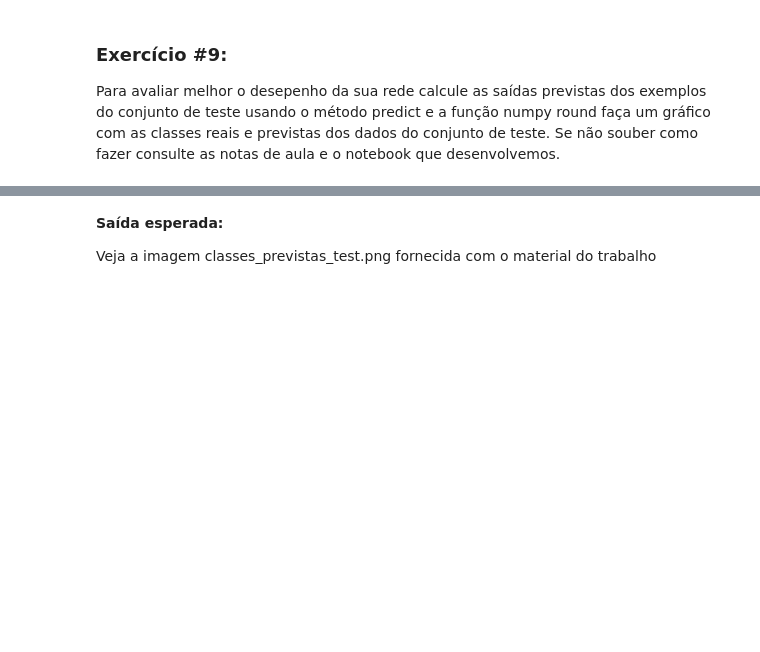
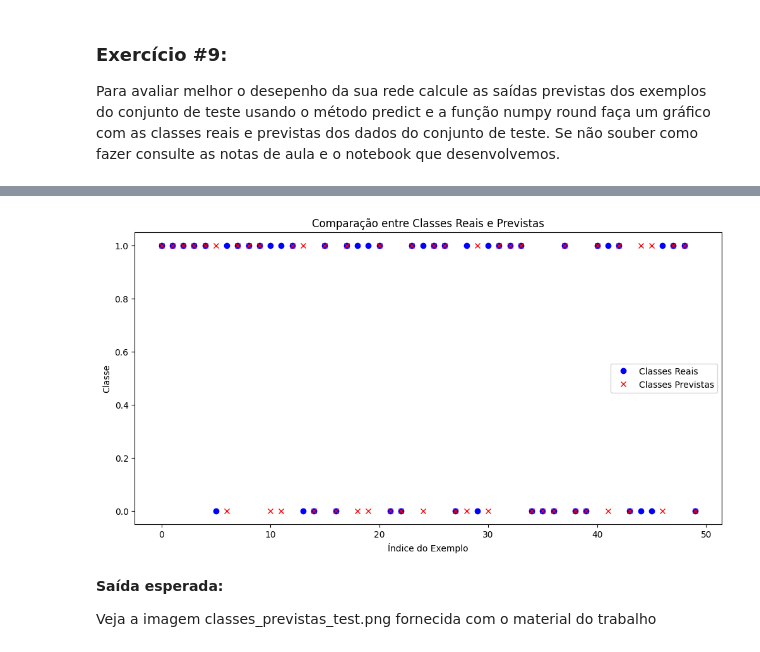
Before and after one commit to wallacecgalvao/Intr_RNA_T2_Classifica-o_binaria_keras, a Jupyter notebook: T2_Classificação_binaria_keras.ipynb, the cells around one changed output, grey strips where cells are left out. Drawn from its saved outputs; the diff is of its cells as text; code cells hidden in the pictures; blank space fills up the shorter version.

```diff
--- a/T2_Classificação_binaria_keras.ipynb
+++ b/T2_Classificação_binaria_keras.ipynb
@@ -546,14 +554,24 @@ Para avaliar melhor o desepenho da sua rede calcule as saídas previstas dos exe
 # PARA VOCÊ FAZER: calculo das classes previstas dos dados de teste
 
 # Usando método predict calcule as classes previstas
-### COMECE AQUI ### (≈ 2 linhas)
-#
+### COMECE AQUI ###
+
+yy_prev = rna.predict(test_set_x)
+yy_prev = np.round(yy_prev).astype(int)  # Transforma saída prevista em números inteiros
+
 ### TERMINE AQUI ###
 
-# Transforma saida prevista em números inteiros
-yy_prev = np.round(yy_prev).astype(int)
+# Gráfico das classes reais e previstas
+### COMECE AQUI ###
 
-# Gráfico das classes reais e previstas
-### COMECE AQUI ### (≈ 7 linhas)
-#
+plt.figure(figsize=(12, 6))
+plt.plot(test_set_y, 'bo', label='Classes Reais')  # 'bo' para pontos azuis (blue dots)
+plt.plot(yy_prev, 'rx', label='Classes Previstas')  # 'rx' para cruzes vermelhas (red crosses)
+plt.title('Comparação entre Classes Reais e Previstas')
+plt.xlabel('Índice do Exemplo')
+plt.ylabel('Classe')
+plt.legend()
+plt.show()
+
 ### TERMINE AQUI ###
+# %% [output]
@@ -560,3 +579,4 @@ yy_prev = np.round(yy_prev).astype(int)
+[figure, added]
 # %% [markdown]
 **Saída esperada:**
 
```
Also changed, not shown: parts of 21 cells of this notebook, 1 other file.
